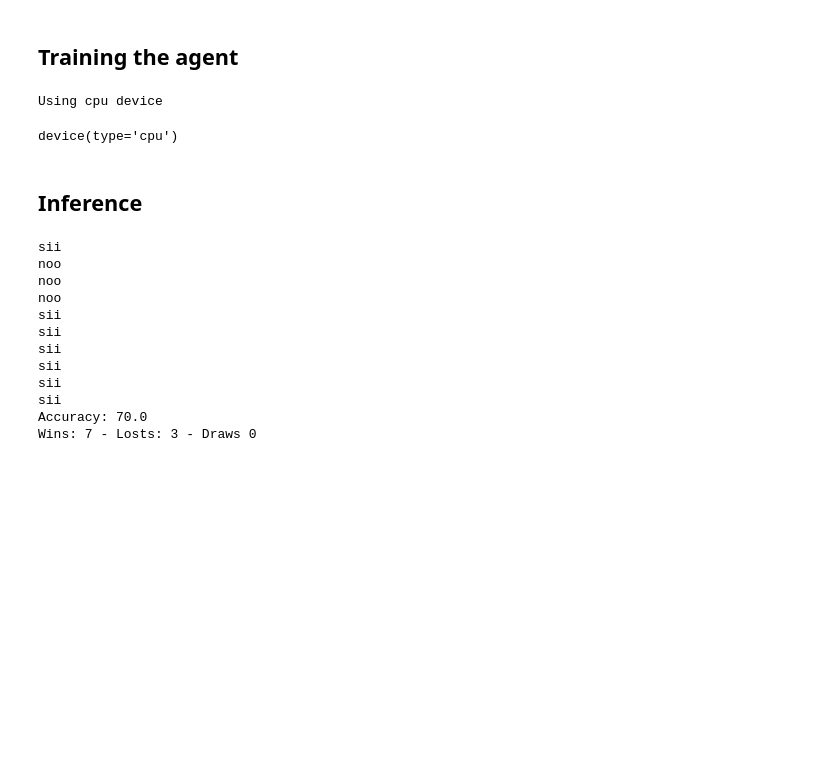
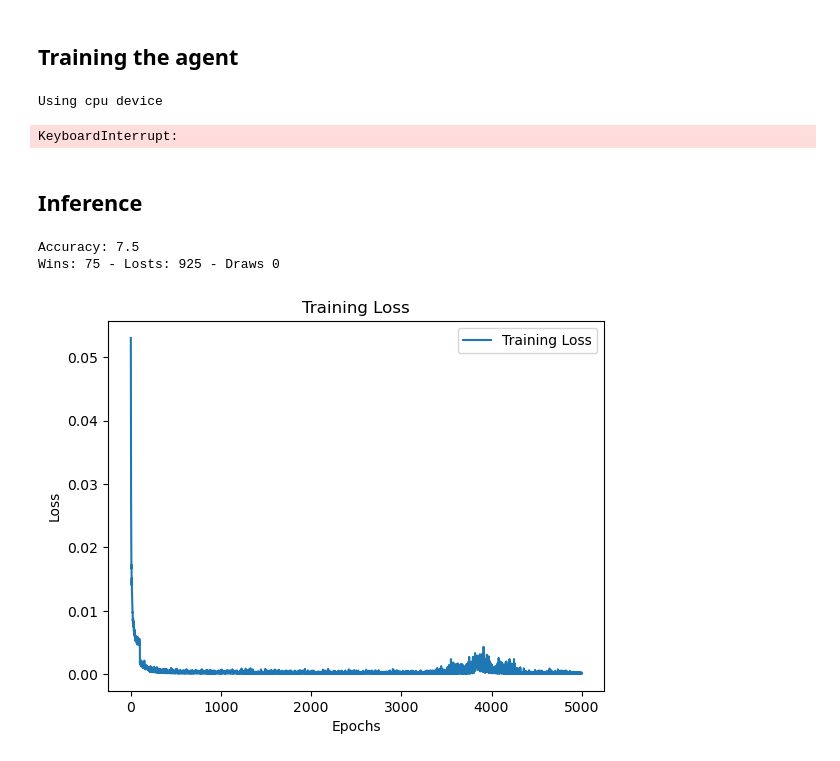
Before and after one commit to SilvioChito/computational_intelligence, a Jupyter notebook: Quixo/main.ipynb, the cells around one changed output. Cells and saved outputs as stored; diff of their text form; code cells hidden in the pictures; blank space fills up the shorter version.

```diff
--- a/Quixo/main.ipynb
+++ b/Quixo/main.ipynb
@@ -30,11 +29,11 @@ class QuixoNet(nn.Module):
 ## Training the agent
 # %%
 ## Constants definition
-num_iterations = 500
+num_iterations = 5_000
 num_matches = 10
 max_dim_replay_buff = 10_000
-time_to_update = 100
-gamma = 0.99
+time_to_update = 50
+gamma = 0.90
 batch_size=50
 
 device = (
@@ -43,10 +42,8 @@ device = (
     else "cpu"
 )
 print(f"Using {device} device")
-torch.device(device)
 # %% [output]
 Using cpu device
-device(type='cpu')
 # %%
 class ReplayBuffer:
     def __init__(self, buffer_size):
@@ -73,9 +70,11 @@ from tqdm import tqdm
 def training(player1: 'Player', player2: 'Player'):
     loss_tot = []
 
+
     replay_buff = ReplayBuffer(max_dim_replay_buff) # replay buffer, from which we sample for BATCH learning
     # inizializza i modelli -> passali per parametro
     torch.set_grad_enabled(True)
+
 
 
     for step in tqdm(range(num_iterations), desc="Training Iterations"):
@@ -88,6 +87,8 @@ def training(player1: 'Player', player2: 'Player'):
             # ... qui descrivere come viene effettivamente usata la rete neurale (magari impacchettarla in qualche funzione)
             winner = -1
             g = Game()
+            g.current_player_idx = match%2
+
             #player1 = MyPlayer()
             #player2 = RandomPlayer()
             players = [player1, player2]
@@ -110,7 +111,6 @@ def training(player1: 'Player', player2: 'Player'):
                         #eliminato last_action da replay row?? Non dovrebbe servire
                         replay_buff.add_experience(replay_row)
 
-
                     if g.check_winner() != -1:
                         break
 
@@ -124,7 +124,7 @@ def training(player1: 'Player', player2: 'Player'):
         state_batch,action_num, next_state_batch, reward = zip(*batch_to_train)
 
         #forward the Generator
-        q_values = player1.GeneratorNet(torch.tensor(state_batch, dtype=torch.float32).to(player1.device))
+        q_values = player1.GeneratorNet(torch.tensor(state_batch, dtype=torch.float32)).to(player1.device)
         q_values_target = torch.zeros(batch_size, 44).to(player1.device)
 
 
@@ -136,7 +136,7 @@ def training(player1: 'Player', player2: 'Player'):
                q_values_target[i, action_num[i]] =reward[i]
 
         player1.optimizer.zero_grad()
-        loss_curr=player1.criterion(q_values,q_values_target)
+        loss_curr=player1.criterion(q_values,q_values_target).to(player1.device)
         loss_curr.backward()
 
         player1.optimizer.step()
@@ -150,54 +150,59 @@ def training(player1: 'Player', player2: 'Player'):
 
         #printa come varia
 
-    return player1.GeneratorNet.state_dict()
+    return player1.GeneratorNet.state_dict(), loss_tot
 # %%
 player1 = MyPlayer()
 player2 = RandomPlayer()
-#TrainedGeneratorNet=MyPlayer()
+TrainedGeneratorNet=MyPlayer()
 
 
-trained_model_params = training(player1, player2)
-trained_player = TrainedPlayer(trained_model_params)
-#TrainedGeneratorNet.GeneratorNet.load_state_dict(trained_model_params) # TRAINED NETWORK to use in INFERENCE PHASE
+trained_model_params, loss_tot = training(player1, player2)
+TrainedGeneratorNet.GeneratorNet.load_state_dict(trained_model_params) # TRAINED NETWORK to use in INFERENCE PHASE
+# %% [output]
+KeyboardInterrupt:
 # %% [markdown]
 ## Inference
 # %%
 wins = 0
 losts = 0
 draws = 0
-num_match_test = 10
-
-for _ in tqdm(range(num_match_test)):
+num_match_test = 1000
+for step in tqdm(range(num_match_test),desc="Game"):
     player=RandomPlayer()
     g=Game()
-    #winner=g.play(TrainedGeneratorNet,player)
-    winner=g.play(trained_player,player)
-
+    g.current_player_idx = step%2
+    winner=g.play(TrainedGeneratorNet,player)
     if winner==0:
         wins+=1
-        print("sii")
 
     if winner==1:
-        print("noo")
         losts+=1
-
-    if winner==-2:
-        print("bho")
+    if winner ==-1:
         draws+=1
 
 print(f"Accuracy: {(wins/num_match_test)*100}")
 print(f"Wins: {wins} - Losts: {losts} - Draws {draws}")
 # %% [output]
-sii
-noo
-noo
-noo
-sii
-sii
-sii
-sii
-sii
-sii
-Accuracy: 70.0
-Wins: 7 - Losts: 3 - Draws 0
+Accuracy: 7.5
+Wins: 75 - Losts: 925 - Draws 0
+# %%
+from matplotlib import pyplot as plt
+
+vals = [el.numpy() for el in loss_tot]
+# Generate a sequence of integers to represent the epoch numbers
+epochs = range(1, len(loss_tot) + 1)
+
+# Plot and label the training and validation loss values
+plt.plot(epochs, loss_tot, label='Training Loss')
+
+# Add title and axes labels
+plt.title('Training Loss')
+plt.xlabel('Epochs')
+plt.ylabel('Loss')
+
+# Display the plot
+plt.legend()
+plt.show()
+# %% [output]
+[figure, added]
```
Also changed, not shown: parts of 1 cell of this notebook, 1 other file.
